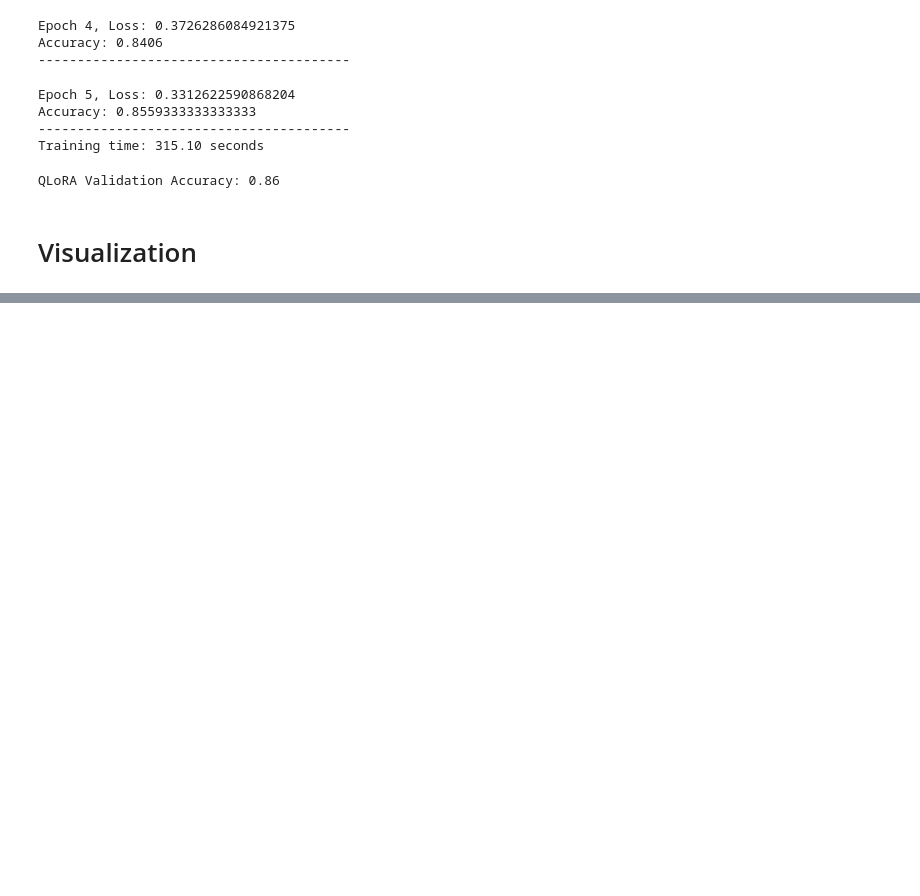
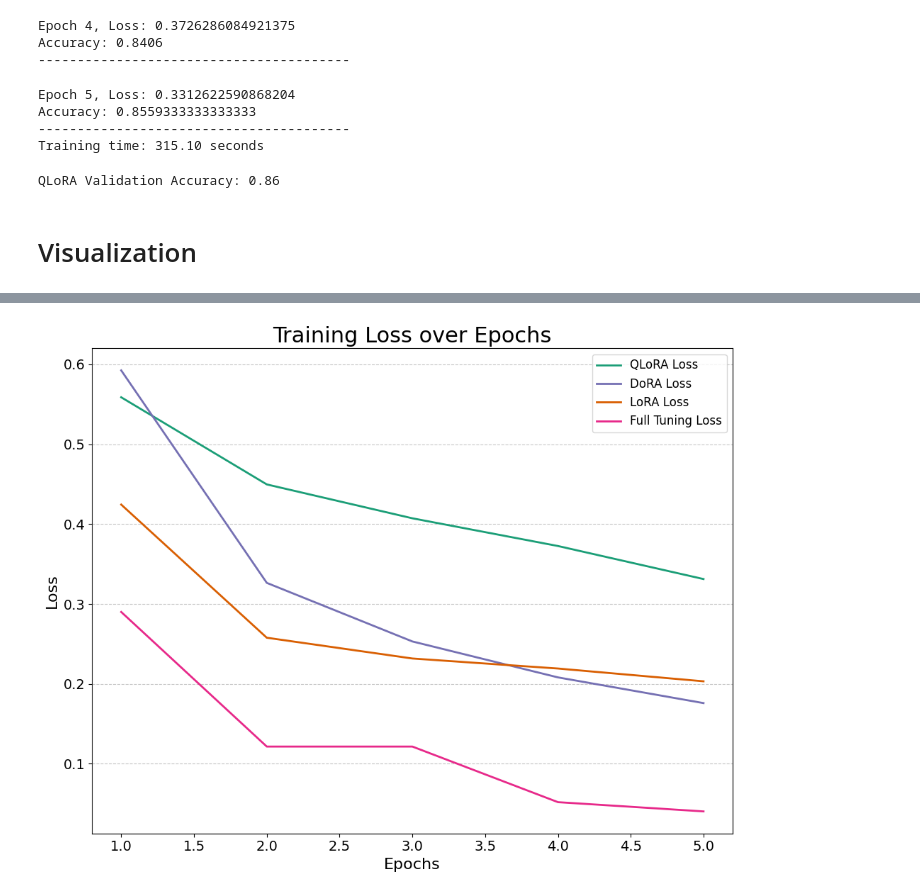
Before and after one commit to readytensor/rt_peft_publication, a Jupyter notebook: peft.ipynb, the cells around one changed output, grey strips where cells are left out. Cells and saved outputs as stored; diff of their text form; code cells hidden in the pictures; blank space fills up the shorter version.

```diff
--- a/peft.ipynb
+++ b/peft.ipynb
@@ -667,3 +742,33 @@ plt.show()
+# %%
+epochs = list(range(1, len(qlora_loss) + 1))
+
+# Create the loss plot
+fig, ax = plt.subplots(figsize=(10, 8))
+
+# Add grid for the y-axis
+ax.grid(True, axis='y', linestyle='--', alpha=0.7)
+colors = plt.get_cmap('Dark2').colors
+
+
+# Plot loss on the subplot
+ax.set_xlabel('Epochs', fontsize=16)
+ax.set_ylabel('Loss', fontsize=16)
+ax.plot(epochs, qlora_loss, label='QLoRA Loss', color=colors[0], linewidth=2)
+ax.plot(epochs, dora_loss, label='DoRA Loss', color=colors[2], linewidth=2)
+ax.plot(epochs, lora_loss, label='LoRA Loss', color=colors[1], linewidth=2)
+ax.plot(epochs, full_tuning_loss, label='Full Tuning Loss', color=colors[3], linewidth=2)
+
+# Set title and legend with appropriate font size
+ax.set_title('Training Loss over Epochs', fontsize=22)
+ax.legend(loc='upper right', fontsize=12)
+plt.xticks(fontsize=14)
+plt.yticks(fontsize=14)
+# Adjust layout and display the plot
+plt.tight_layout()
+plt.savefig('./imgs/loss_plot.png')
+plt.show()
+# %% [output]
+[figure, added]
 # %%
 # Example validation accuracy data (replace with actual data)
 val_accuracies = {
```
Also changed, not shown: parts of 28 cells of this notebook, 4 other files.
